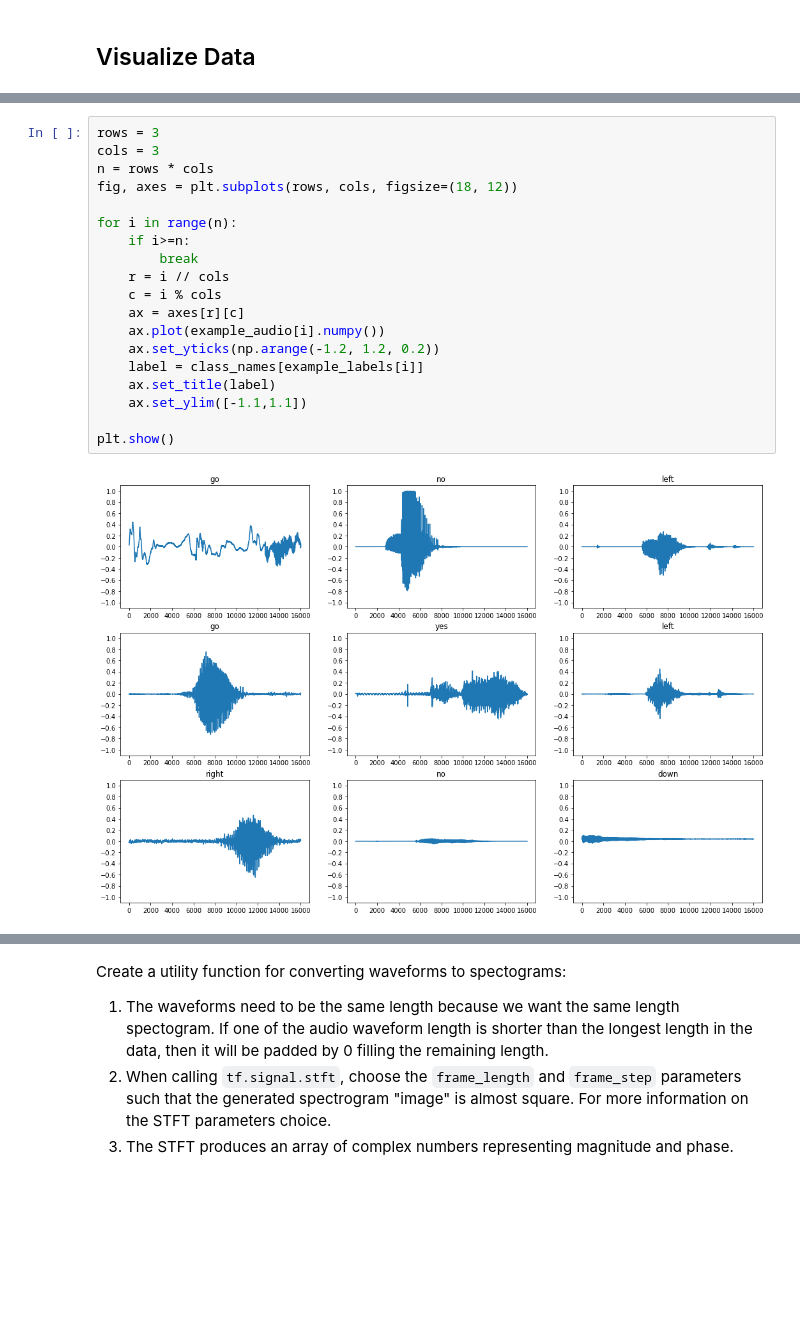
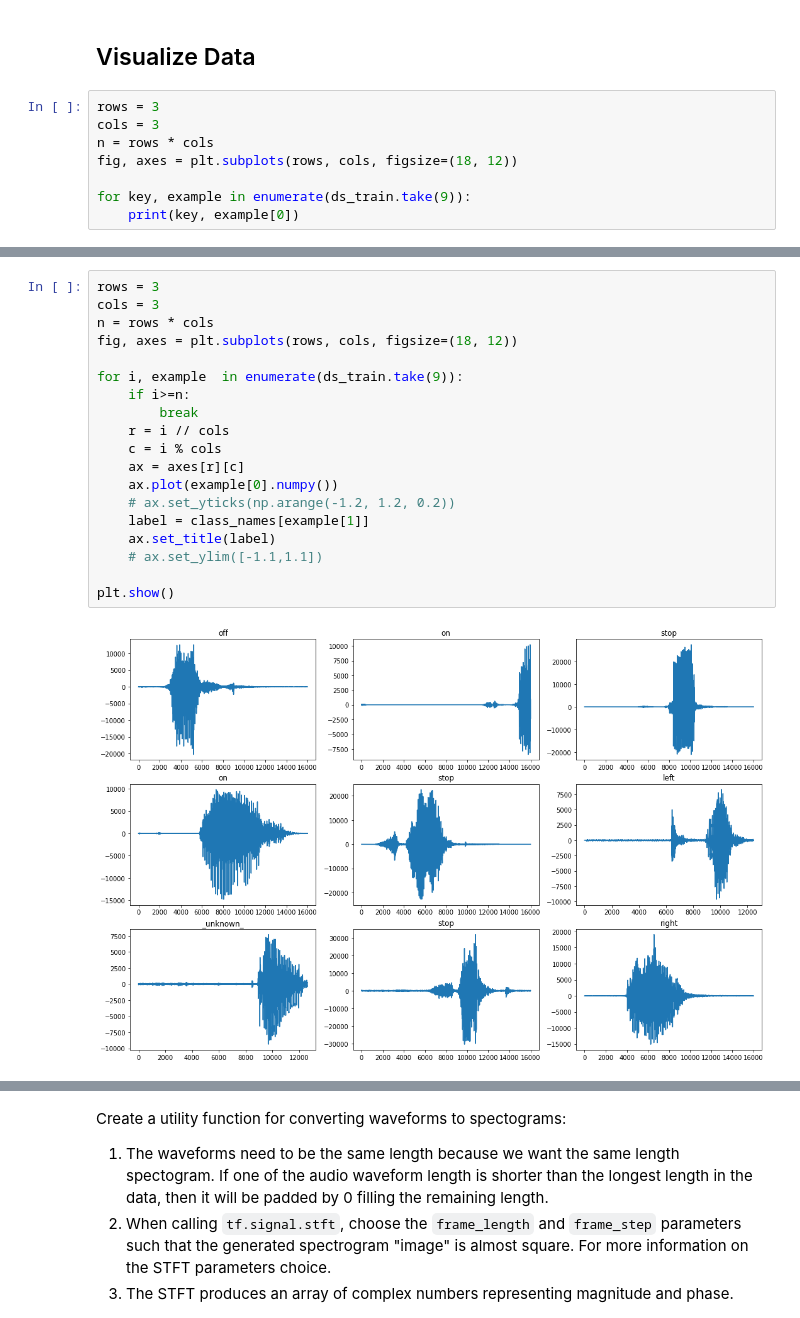
Before and after one commit to marcellinus-witarsah/speech-to-text-model, a Jupyter notebook: speech_to_text_models/train_big.ipynb, the cells around one changed output, grey strips where cells are left out. Drawn from its saved outputs; the diff is of its cells as text; blank space fills up the shorter version.

Commit message:
plot content of data

```diff
--- a/speech_to_text_models/train_big.ipynb
+++ b/speech_to_text_models/train_big.ipynb
@@ -147,2 +120,10 @@ Audio example label: (64,)
 # %% [markdown]
 ## Visualize Data
+# %%
+rows = 3
+cols = 3
+n = rows * cols
+fig, axes = plt.subplots(rows, cols, figsize=(18, 12))
+
+for key, example in enumerate(ds_train.take(9)):
+    print(key, example[0])
@@ -149,24 +141,24 @@ Audio example label: (64,)
 # %%
 rows = 3
 cols = 3
 n = rows * cols
 fig, axes = plt.subplots(rows, cols, figsize=(18, 12))
 
-for i in range(n):
+for i, example  in enumerate(ds_train.take(9)):
     if i>=n:
         break
     r = i // cols
     c = i % cols
     ax = axes[r][c]
-    ax.plot(example_audio[i].numpy())
-    ax.set_yticks(np.arange(-1.2, 1.2, 0.2))
-    label = class_names[example_labels[i]]
+    ax.plot(example[0].numpy())
+    # ax.set_yticks(np.arange(-1.2, 1.2, 0.2))
+    label = class_names[example[1]]
     ax.set_title(label)
-    ax.set_ylim([-1.1,1.1])
+    # ax.set_ylim([-1.1,1.1])
 
 plt.show()
 # %% [output]
-[figure, old version]
+[figure, new version]
 # %% [markdown]
 ## Data Preprocessing
 Converting waveforms to **spectograms** (x-axis=time, y-axis=frequency) using **short-time Fourier transform (STFT)**. **Spectograms** which show frequency changes over time and can be represented as 2D images. This spectogram is what will be feed to the neural network model.
```
Also changed, not shown: parts of 8 cells of this notebook.
